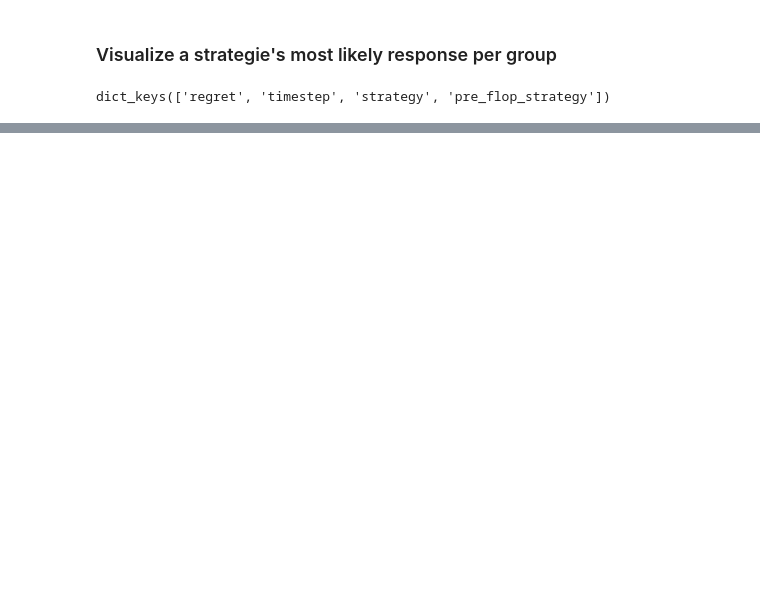
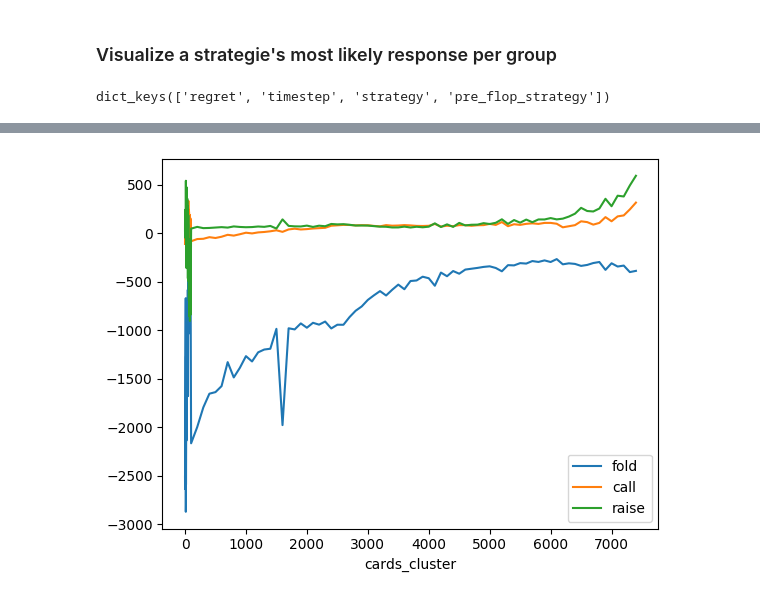
Before and after one commit to macmorn/poker_ai, a Jupyter notebook: analysis/vis_strat.ipynb, the cells around one changed output, grey strips where cells are left out. Drawn from its saved outputs; the diff is of its cells as text; code cells hidden in the pictures; blank space fills up the shorter version.

```diff
--- a/analysis/vis_strat.ipynb
+++ b/analysis/vis_strat.ipynb
@@ -33,0 +70,4 @@ vis_key(e,"pre_flop_strategy")
+# %%
+vis_key(e,"regret")
+# %% [output]
+[figure, added]
```
Also changed, not shown: parts of 12 cells of this notebook, 2 other files.
